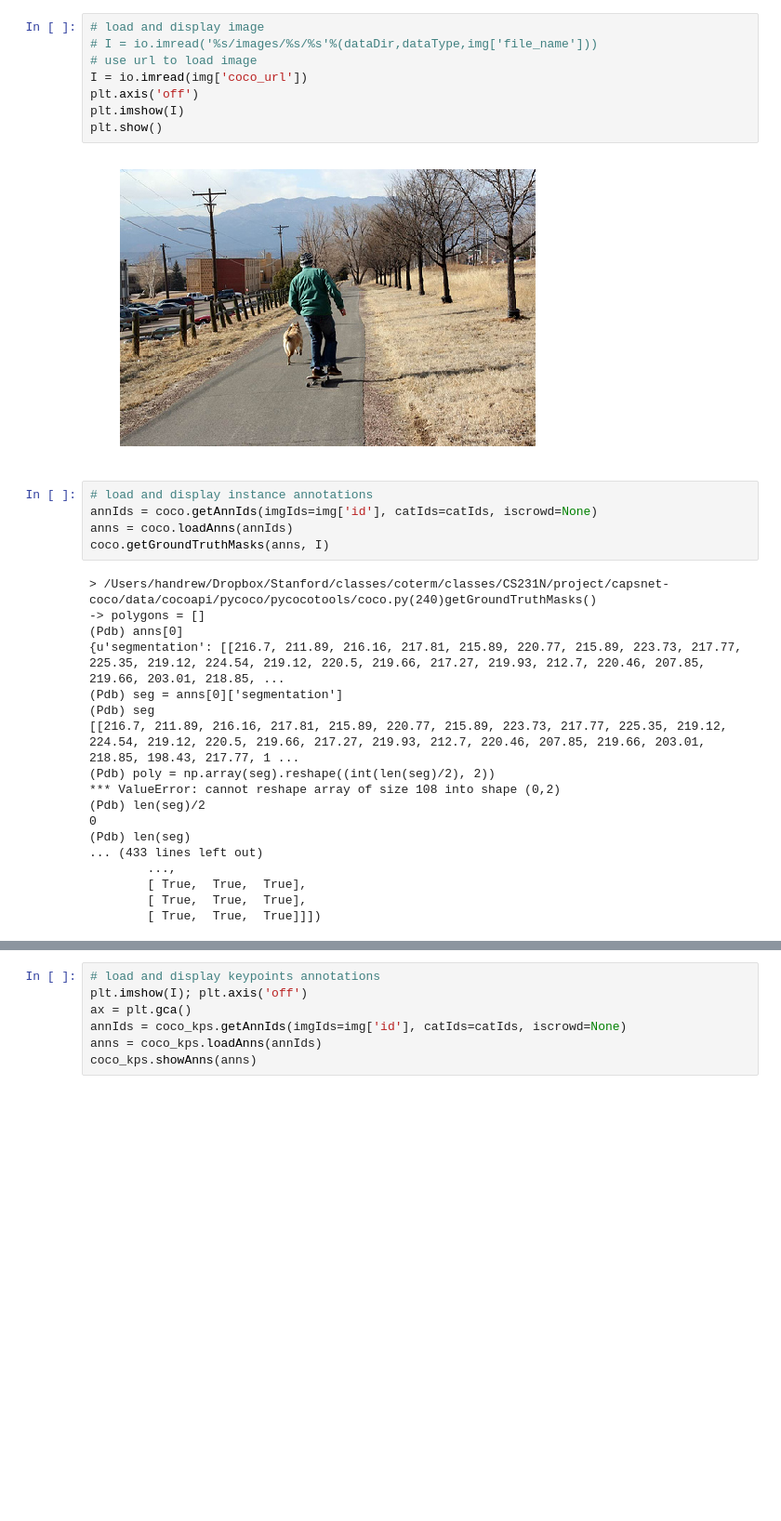
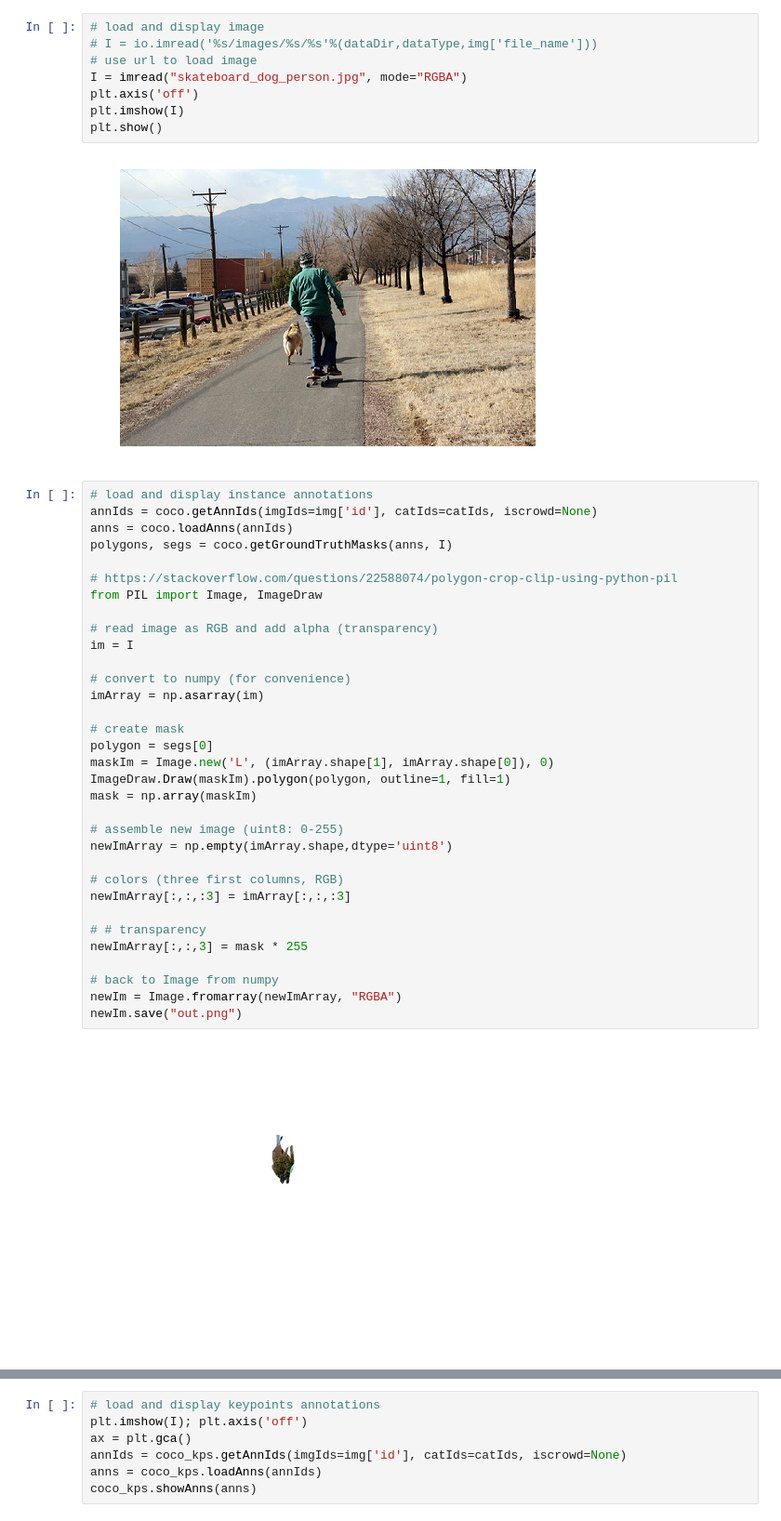
Before and after one commit to bhrt-sharma/capsnet-coco, a Jupyter notebook: data/cocoapi/pycoco/pycocoDemo.ipynb, the cells around one changed output, grey strips where cells are left out. Shown at 93% size. Saved outputs shown, nothing was run; the diff lists cells and outputs as text; blank space fills up the shorter version.

Commit message:
got some sort of crop working, want to commit now

```diff
--- a/data/cocoapi/pycoco/pycocoDemo.ipynb
+++ b/data/cocoapi/pycoco/pycocoDemo.ipynb
@@ -42,35 +43,47 @@ img = coco.loadImgs(imgIds[np.random.randint(0,len(imgIds))])[0]
 # load and display image
 # I = io.imread('%s/images/%s/%s'%(dataDir,dataType,img['file_name']))
 # use url to load image
-I = io.imread(img['coco_url'])
+I = imread("skateboard_dog_person.jpg", mode="RGBA")
 plt.axis('off')
 plt.imshow(I)
 plt.show()
 # %% [output]
 [figure]
-# %%
-# load and display instance annotations
-annIds = coco.getAnnIds(imgIds=img['id'], catIds=catIds, iscrowd=None)
-anns = coco.loadAnns(annIds)
-coco.getGroundTruthMasks(anns, I)
-# %% [output]
-> /Users/handrew/Dropbox/Stanford/classes/coterm/classes/CS231N/project/capsnet-coco/data/cocoapi/pycoco/pycocotools/coco.py(240)getGroundTruthMasks()
--> polygons = []
-(Pdb) anns[0]
-{u'segmentation': [[216.7, 211.89, 216.16, 217.81, 215.89, 220.77, 215.89, 223.73, 217.77, 225.35, 219.12, 224.54, 219.12, 220.5, 219.66, 217.27, 219.93, 212.7, 220.46, 207.85, 219.66, 203.01, 218.85, ...
-(Pdb) seg = anns[0]['segmentation']
-(Pdb) seg
-[[216.7, 211.89, 216.16, 217.81, 215.89, 220.77, 215.89, 223.73, 217.77, 225.35, 219.12, 224.54, 219.12, 220.5, 219.66, 217.27, 219.93, 212.7, 220.46, 207.85, 219.66, 203.01, 218.85, 198.43, 217.77, 1 ...
-(Pdb) poly = np.array(seg).reshape((int(len(seg)/2), 2))
-*** ValueError: cannot reshape array of size 108 into shape (0,2)
-(Pdb) len(seg)/2
-0
-(Pdb) len(seg)
-... (433 lines left out)
-        ...,
-        [ True,  True,  True],
-        [ True,  True,  True],
-        [ True,  True,  True]]])
+# %%
+# load and display instance annotations
+annIds = coco.getAnnIds(imgIds=img['id'], catIds=catIds, iscrowd=None)
+anns = coco.loadAnns(annIds)
+polygons, segs = coco.getGroundTruthMasks(anns, I)
+
+# https://stackoverflow.com/questions/22588074/polygon-crop-clip-using-python-pil
+from PIL import Image, ImageDraw
+
+# read image as RGB and add alpha (transparency)
+im = I
+
+# convert to numpy (for convenience)
+imArray = np.asarray(im)
+
+# create mask
+polygon = segs[0]
+maskIm = Image.new('L', (imArray.shape[1], imArray.shape[0]), 0)
+ImageDraw.Draw(maskIm).polygon(polygon, outline=1, fill=1)
+mask = np.array(maskIm)
+
+# assemble new image (uint8: 0-255)
+newImArray = np.empty(imArray.shape,dtype='uint8')
+
+# colors (three first columns, RGB)
+newImArray[:,:,:3] = imArray[:,:,:3]
+
+# # transparency
+newImArray[:,:,3] = mask * 255
+
+# back to Image from numpy
+newIm = Image.fromarray(newImArray, "RGBA")
+newIm.save("out.png")
+# %% [output]
+[figure, added]
 # %%
 # initialize COCO api for person keypoints annotations
 annFile = '{}/annotations/person_keypoints_{}.json'.format(dataDir,dataType)
```
Also changed, not shown: parts of 3 cells of this notebook.
